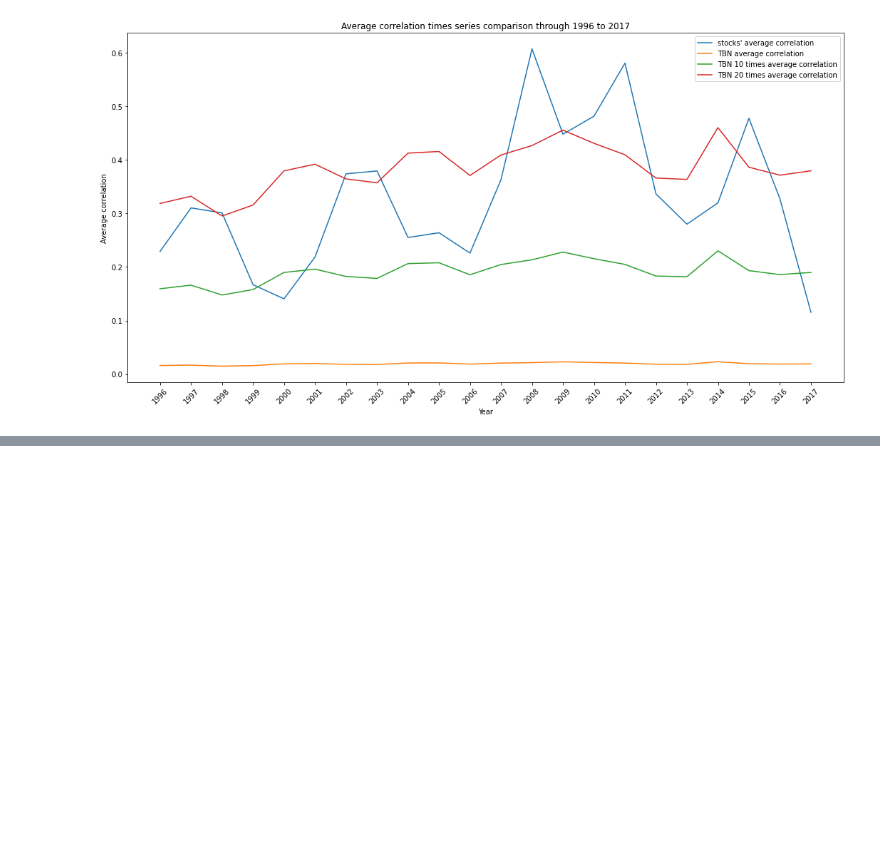
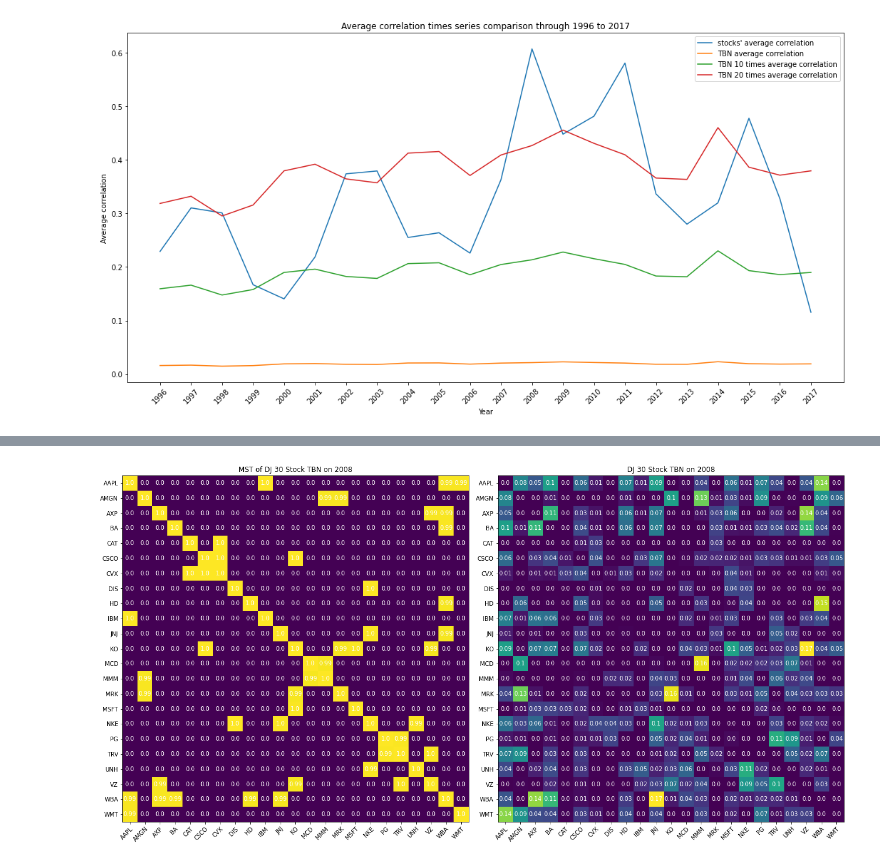
Before and after one commit to ChengLuFred/Portfolio-Selection-via-TBN, a Jupyter notebook: codes/experiment.ipynb, the cells around one changed output, grey strips where cells are left out. Drawn from its saved outputs; the diff is of its cells as text; code cells hidden in the pictures; blank space fills up the shorter version.

```diff
--- a/codes/experiment.ipynb
+++ b/codes/experiment.ipynb
@@ -1198,0 +1303,11 @@ plot.figure.savefig('../picture/Average correlation times series comparison thro
+# %%
+parameters = {'matrix_1' : MST_2008_tbn,
+              'matrix_2' : tbn_combined.loc[2008].values,
+              'x_label': name_list,
+              'y_label' : name_list,
+              'subtitle_1': "MST of DJ 30 Stock TBN on 2008",
+              'subtitle_2' : "DJ 30 Stock TBN on 2008",
+              'file_name' : 'MST compare of stock TBN on 2008'}
+heatmap_compare_of_two(**parameters)
+# %% [output]
+[figure, added]
```
Also changed, not shown: parts of 12 cells of this notebook, 5 other files.
